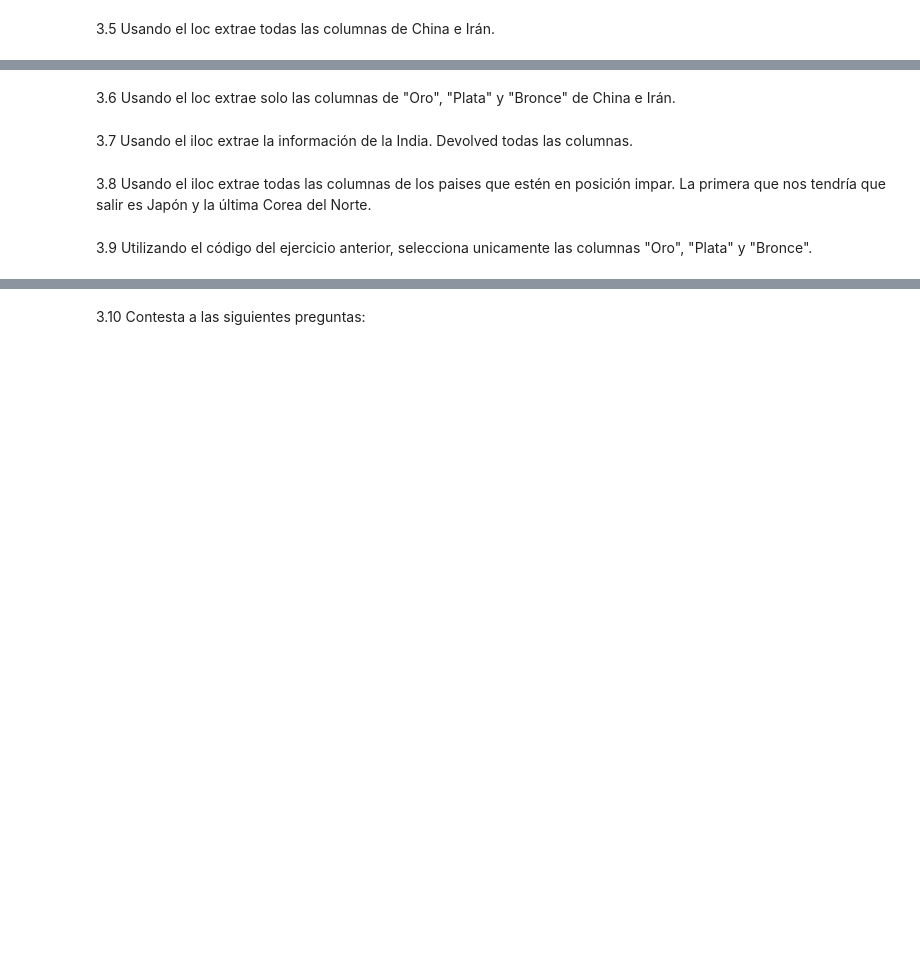
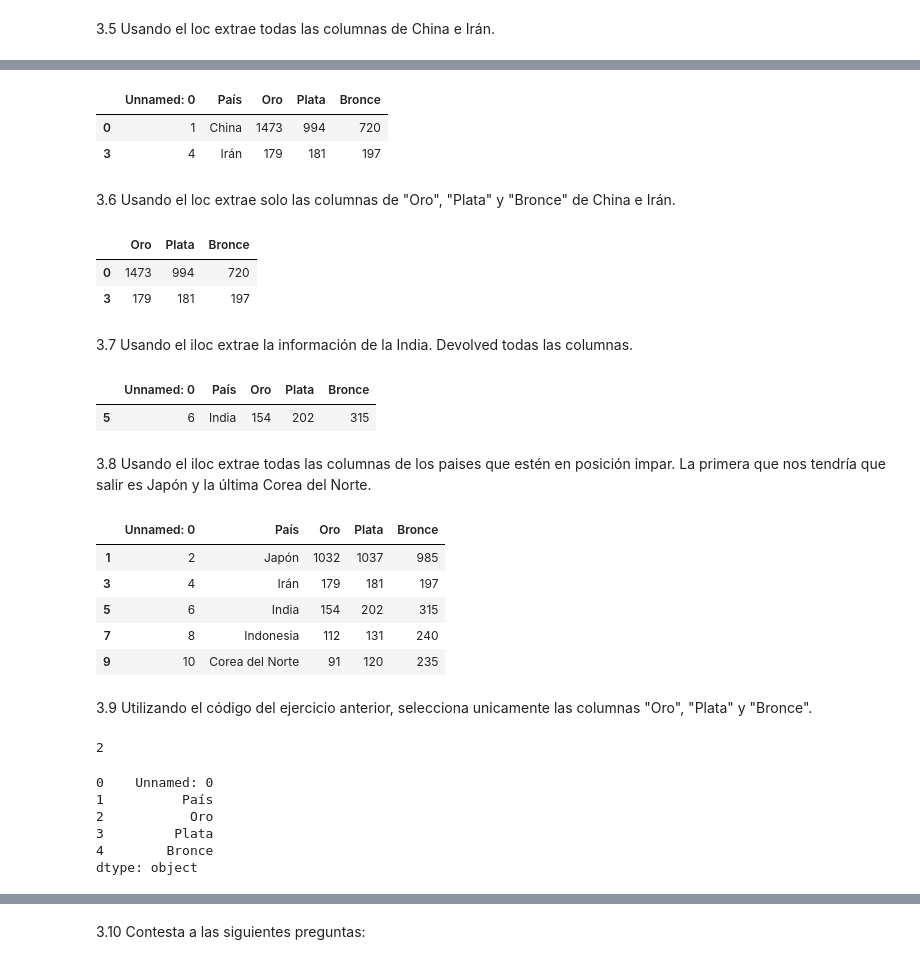
Before and after one commit to BSReguera/Pair-Programming-Modulo-3-Sprint1, a Jupyter notebook: pairprogramming-modulo3-leccion02.ipynb, the cells around one changed output, grey strips where cells are left out. Saved outputs shown, nothing was run; the diff lists cells and outputs as text; code cells hidden in the pictures; blank space fills up the shorter version.

```diff
--- a/pairprogramming-modulo3-leccion02.ipynb
+++ b/pairprogramming-modulo3-leccion02.ipynb
@@ -57,9 +204,50 @@ valores = np.random.randint
+# %%
+df_medallas.loc[(df_medallas['País'] == 'Irán')| (df_medallas['País'] == 'China'),:]
+# %% [output]
+|  | Unnamed: 0 | País | Oro | Plata | Bronce |
+| 0 | 1 | China | 1473 | 994 | 720 |
+| 3 | 4 | Irán | 179 | 181 | 197 |
 # %% [markdown]
 3.6 Usando el loc extrae solo las columnas de "Oro", "Plata" y "Bronce" de China e Irán.
+# %%
+df_medallas.loc[(df_medallas['País'] == 'Irán')| (df_medallas['País'] == 'China'),["Oro", "Plata", "Bronce"]]
+# %% [output]
+|  | Oro | Plata | Bronce |
+| 0 | 1473 | 994 | 720 |
+| 3 | 179 | 181 | 197 |
 # %% [markdown]
 3.7 Usando el iloc extrae la información de la India. Devolved todas las columnas.
+# %%
+df_medallas.iloc[df_medallas.index[df_medallas["País"] == "India"],:]
+# %% [output]
+|  | Unnamed: 0 | País | Oro | Plata | Bronce |
+| 5 | 6 | India | 154 | 202 | 315 |
 # %% [markdown]
 
 3.8 Usando el iloc extrae todas las columnas de los paises que estén en posición impar. La primera que nos tendría que salir es Japón y la última Corea del Norte.
+# %%
+df_medallas.iloc[1::2,:]
+# %% [output]
+|  | Unnamed: 0 | País | Oro | Plata | Bronce |
+| 1 | 2 | Japón | 1032 | 1037 | 985 |
+| 3 | 4 | Irán | 179 | 181 | 197 |
+| 5 | 6 | India | 154 | 202 | 315 |
+| 7 | 8 | Indonesia | 112 | 131 | 240 |
+| 9 | 10 | Corea del Norte | 91 | 120 | 235 |
 # %% [markdown]
 3.9 Utilizando el código del ejercicio anterior, selecciona unicamente las columnas "Oro", "Plata" y "Bronce".
+# %%
+#sacar los indices de las columnas con la etiqueta
+df_medallas.columns.get_loc('Oro')
+# %% [output]
+2
+# %%
+#ver todos los indices de las columnas
+pd.Series(df_medallas.columns)
+# %% [output]
+0    Unnamed: 0
+1          País
+2           Oro
+3         Plata
+4        Bronce
+dtype: object
```
Also changed, not shown: parts of 30 cells of this notebook, 1 other file.
